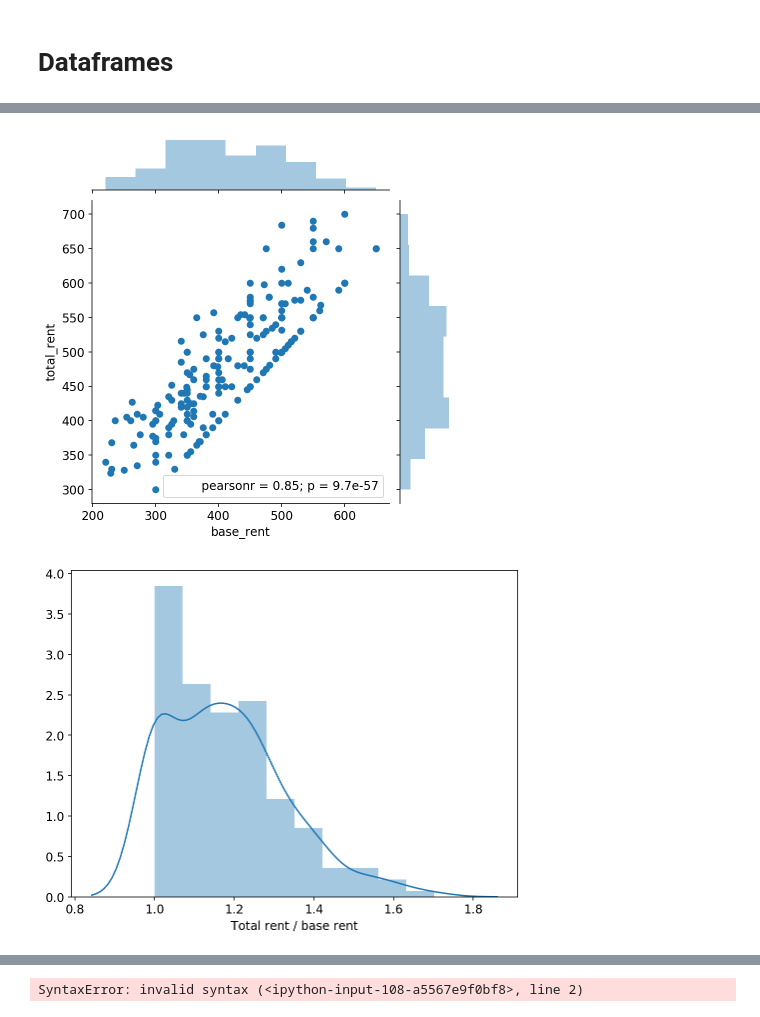
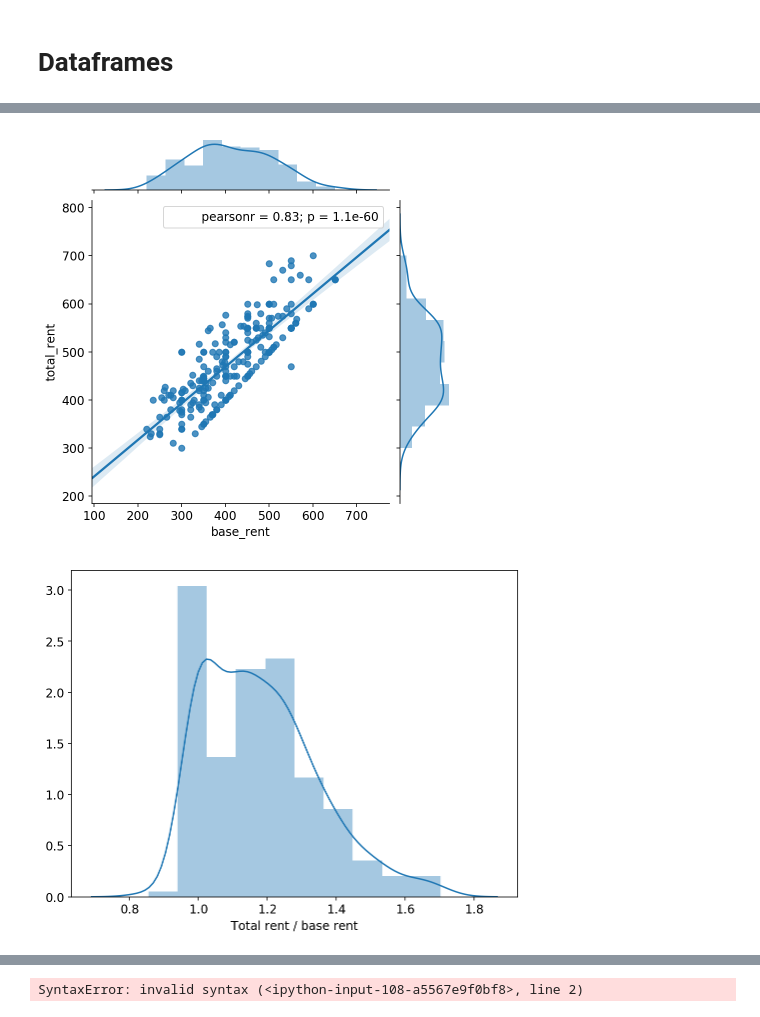
Before and after one commit to raggleton/Hamburg_house_prices, a Jupyter notebook: Hamburg flat scraping.ipynb, the cells around one changed output, grey strips where cells are left out. Saved outputs shown, nothing was run; the diff lists cells and outputs as text; code cells hidden in the pictures.

```diff
--- a/Hamburg flat scraping.ipynb
+++ b/Hamburg flat scraping.ipynb
@@ -594,6 +619,8 @@ df.drop(df.query('base_rent == 0').index, inplace=True)
 # Convert date strings to proper dtype
 for col in ['date_advertised', 'start_date']:
     df[col] = pd.to_datetime(df[col], dayfirst=True)
+# %%
+df = df[df.date_advertised > '2017-01-01']
 # %%
 # turn language list into dummy variables
 s = df['languages']
@@ -936,10 +968,10 @@ compare_distributions('speaks_französisch', 'base_rent', normed=True, bins=15,
 # %%
-sns.jointplot(x='base_rent', y='total_rent', data=df);
+sns.jointplot(x='base_rent', y='total_rent', data=df, kind='reg');
 # df.plot.scatter(x='base_rent', y='total_rent');
 # %% [output]
-[figure, old version]
+[figure, new version]
 # %%
 sns.distplot(df.total_rent/df.base_rent);
 plt.xlabel("Total rent / base rent");
 # %% [output]
-[figure, old version]
+[figure, new version]
```
Also changed, not shown: parts of 70 cells of this notebook.
